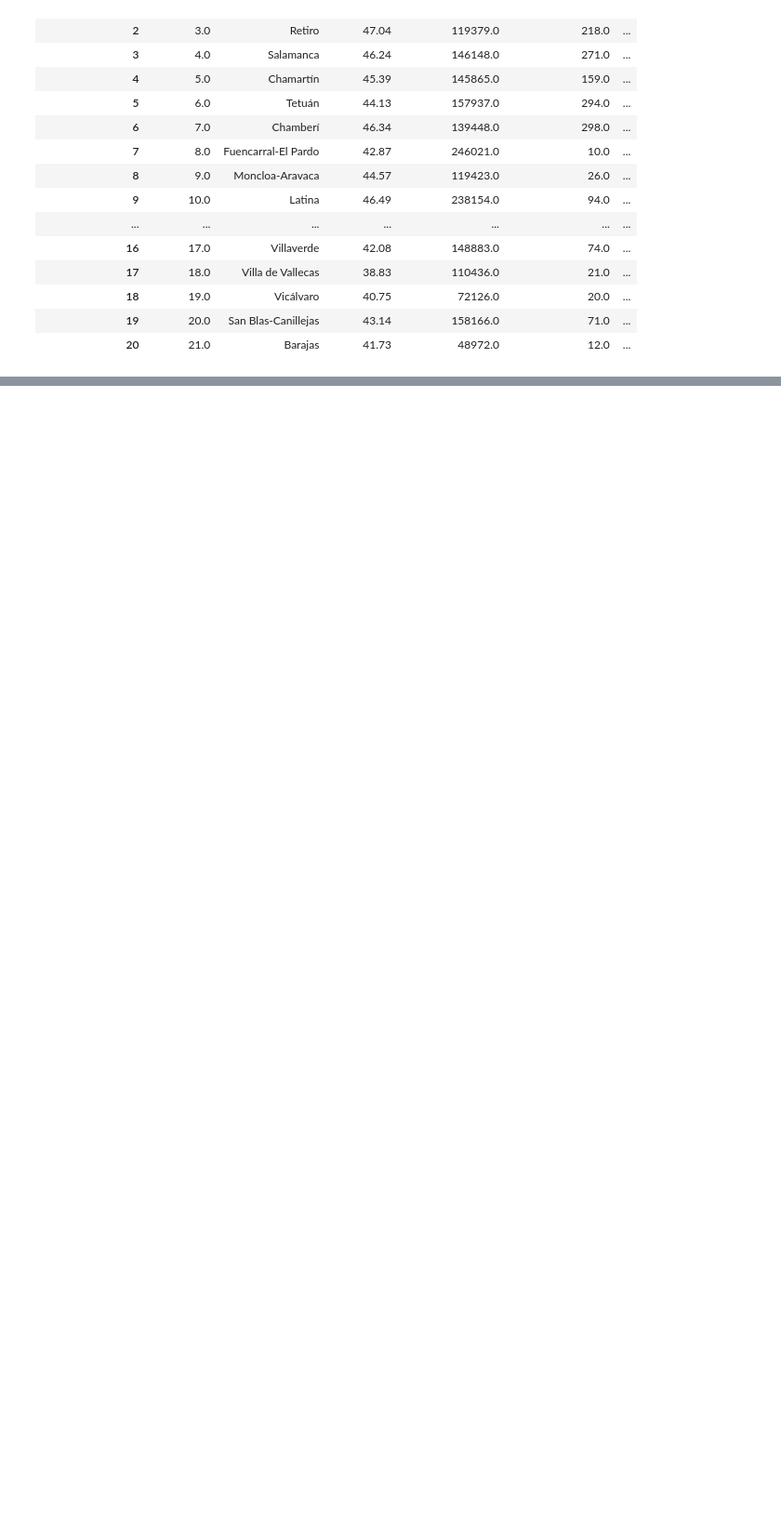
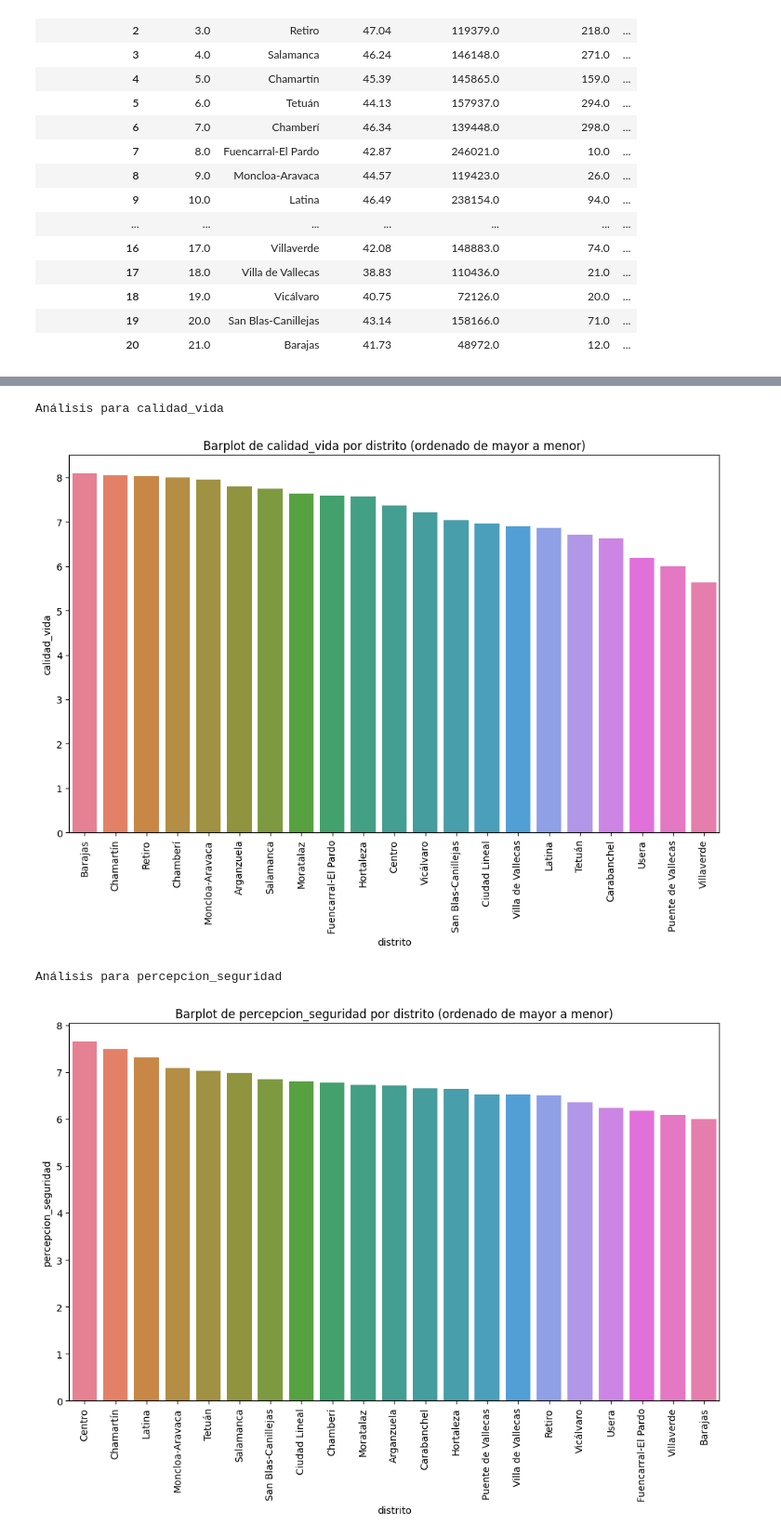
Before and after one commit to almudenaolg/Desigualdad-Distritos-Madrid, a Jupyter notebook: code/exploratory.ipynb, the cells around one changed output, grey strips where cells are left out. Shown at 93% size. Saved outputs shown, nothing was run; the diff lists cells and outputs as text; code cells hidden in the pictures; blank space fills up the shorter version.

```diff
--- a/code/exploratory.ipynb
+++ b/code/exploratory.ipynb
@@ -417,15 +645,0 @@ df_bienestar
-# %%
-# Calcular la tasa de intervenciones policiales por cada 1.000 habitantes
-df_bienestar['tasa_intervenciones_policia'] = ((
-    (df_bienestar['Intervenciones de la Policía Municipal en materia de seguridad: delitos relacionados con las personas']+
-    df_bienestar['Intervenciones de la Policía Municipal en materia de seguridad: relacionadas con la tenencia de armas']+
-    df_bienestar['Intervenciones de la Policía Municipal en materia de seguridad: relacionadas con el patrimonio']+
-    df_bienestar['Intervenciones de la Policía Municipal en materia de seguridad: relacionadas con la tenencia y consumo de drogas']) /
-    df_bienestar['Número Habitantes']) * 1000).round(2)
-# %%
-# Eliminar las columnas innecesarias
-df_bienestar.drop(['Intervenciones de la Policía Municipal en materia de seguridad: delitos relacionados con las personas',
-       'Intervenciones de la Policía Municipal en materia de seguridad: relacionadas con el patrimonio',
-       'Intervenciones de la Policía Municipal en materia de seguridad: relacionadas con la tenencia de armas',
-       'Intervenciones de la Policía Municipal en materia de seguridad: relacionadas con la tenencia y consumo de drogas',
-       'Número Habitantes'], axis=1, inplace=True)
@@ -859,0 +1144,13 @@ df_inversiones
+# %%
+variables_num_bienestar = ['calidad_vida', 'percepcion_seguridad',
+       'satisfaccion_vivir_distrito', 'tasa_intervenciones_policia']
+
+# Iterar sobre la lista y para aplicar la función
+for variable in variables_num_bienestar:
+    print(f"Análisis para {variable}")
+    eda_bi_distritos(df_bienestar, variable, 'distrito')
+# %% [output]
+Análisis para calidad_vida
+[figure, added]
+Análisis para percepcion_seguridad
+[figure, added]
```
Also changed, not shown: parts of 165 cells of this notebook, 2 other files.
